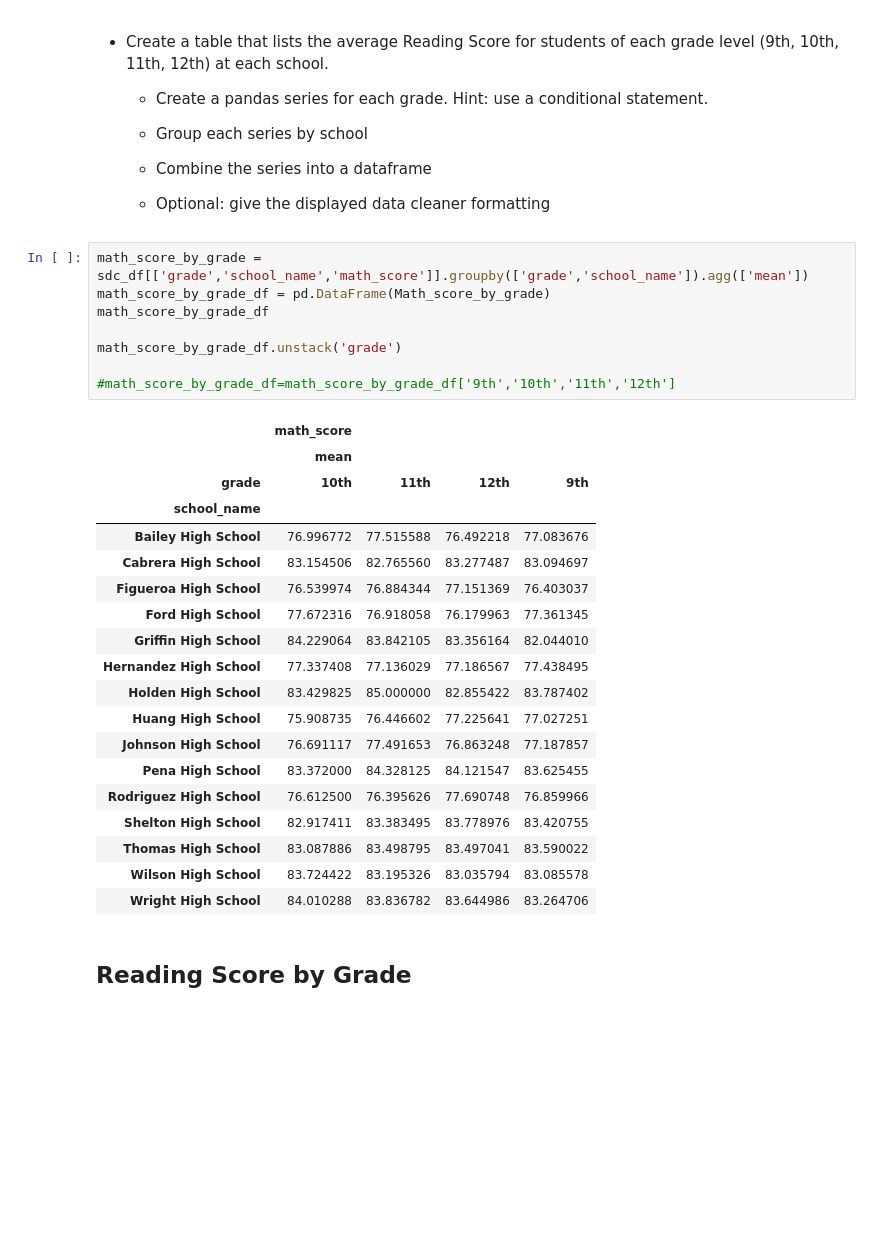
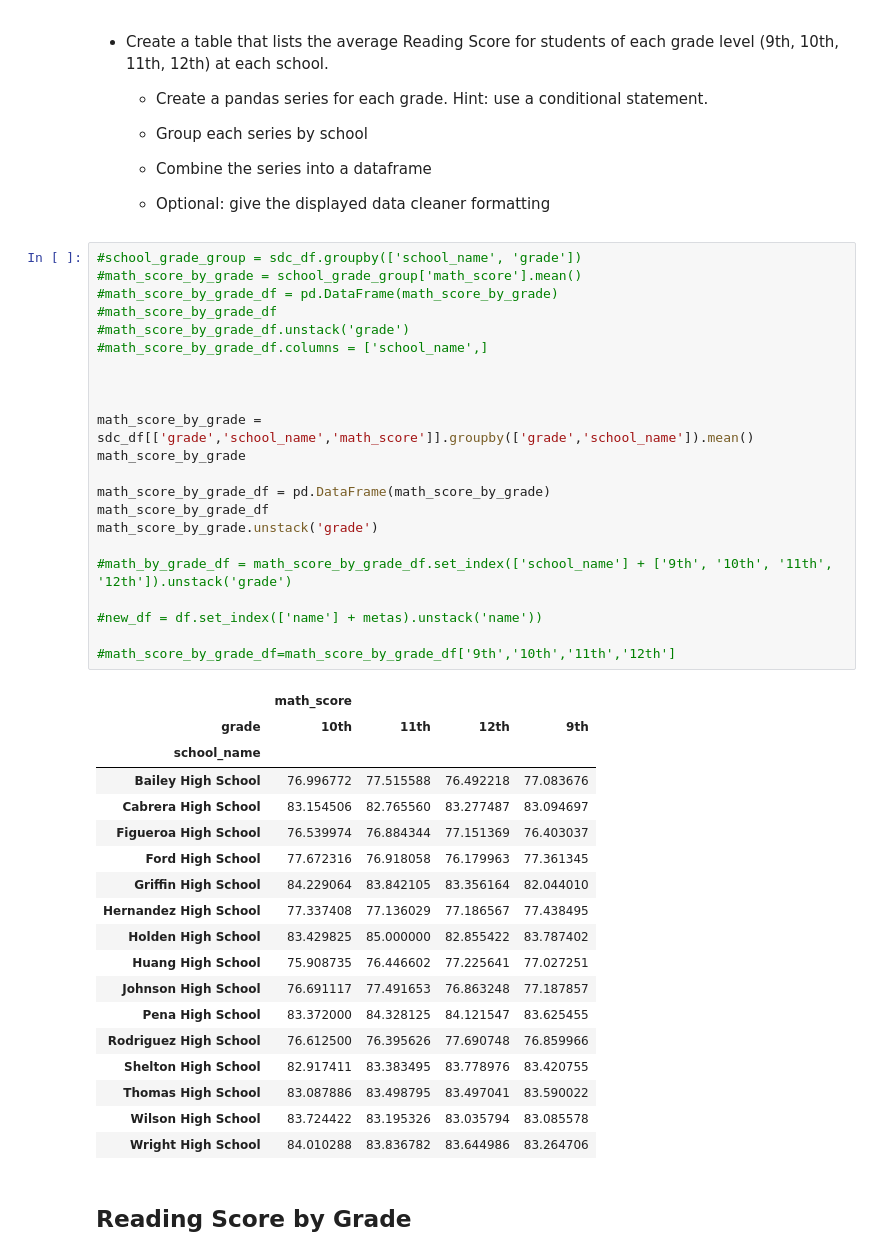
Before and after one commit to yukamara/pandas-challenge, a Jupyter notebook: PyCitySchools/PyCitySchools_starter.ipynb, the cells around one changed output. Drawn from its saved outputs; the diff is of its cells as text; blank space fills up the shorter version.

```diff
--- a/PyCitySchools/PyCitySchools_starter.ipynb
+++ b/PyCitySchools/PyCitySchools_starter.ipynb
@@ -228,16 +230,29 @@ Bottom_five_df.head()
 
   * Optional: give the displayed data cleaner formatting
 # %%
-math_score_by_grade = sdc_df[['grade','school_name','math_score']].groupby(['grade','school_name']).agg(['mean'])
-math_score_by_grade_df = pd.DataFrame(Math_score_by_grade)
+#school_grade_group = sdc_df.groupby(['school_name', 'grade'])
+#math_score_by_grade = school_grade_group['math_score'].mean()
+#math_score_by_grade_df = pd.DataFrame(math_score_by_grade)
+#math_score_by_grade_df
+#math_score_by_grade_df.unstack('grade')
+#math_score_by_grade_df.columns = ['school_name',]
+
+
+
+math_score_by_grade = sdc_df[['grade','school_name','math_score']].groupby(['grade','school_name']).mean()
+math_score_by_grade
+
+math_score_by_grade_df = pd.DataFrame(math_score_by_grade)
 math_score_by_grade_df
+math_score_by_grade.unstack('grade')
 
-math_score_by_grade_df.unstack('grade')
+#math_by_grade_df = math_score_by_grade_df.set_index(['school_name'] + ['9th', '10th', '11th', '12th']).unstack('grade')
+
+#new_df = df.set_index(['name'] + metas).unstack('name'))
 
 #math_score_by_grade_df=math_score_by_grade_df['9th','10th','11th','12th']
 # %% [output]
 |  | math_score |  |  |  |
-|  | mean |  |  |  |
 | grade | 10th | 11th | 12th | 9th |
 | school_name |  |  |  |  |
 | Bailey High School | 76.996772 | 77.515588 | 76.492218 | 77.083676 |
```
Also changed, not shown: parts of 8 cells of this notebook, 1 other file.
